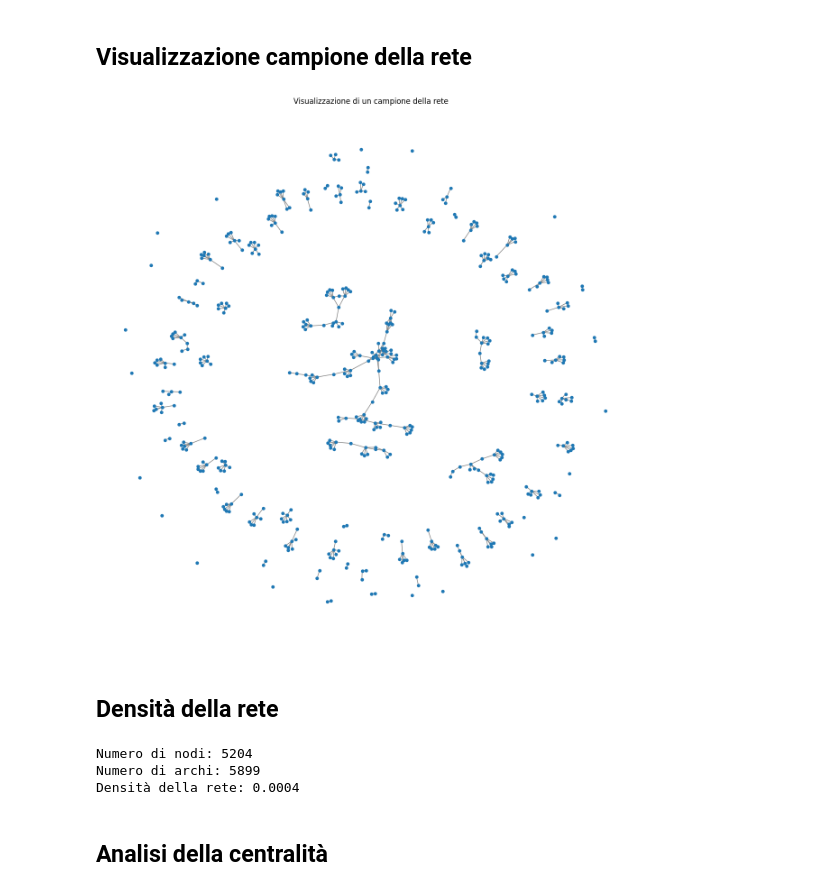
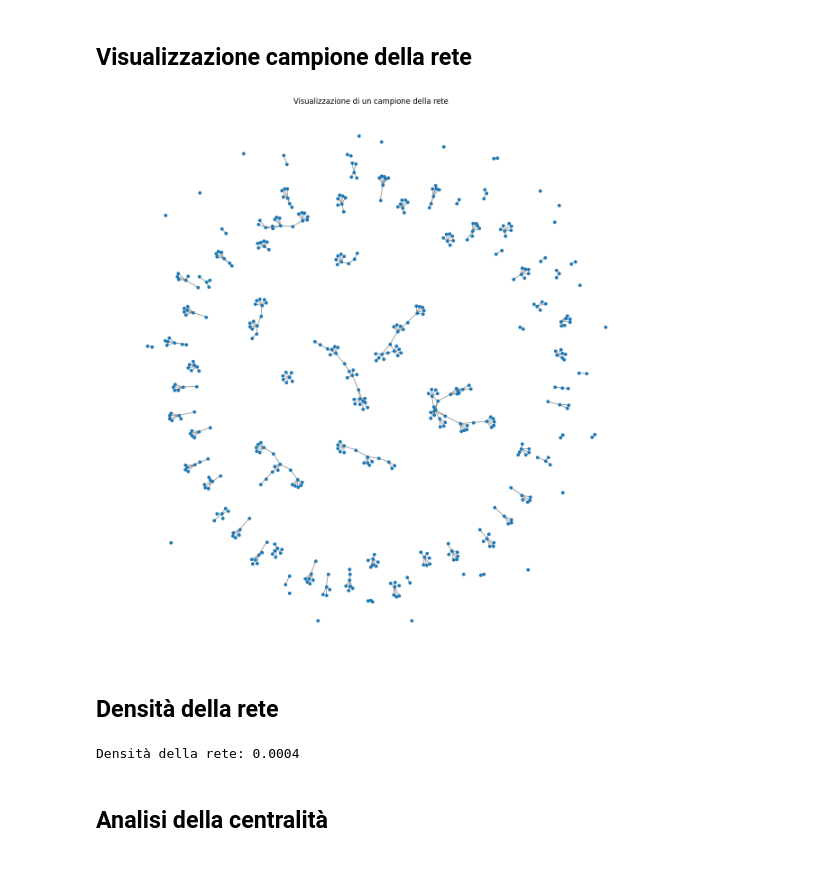
Before and after one commit to diegosantarelli/Data_science_2024, a Jupyter notebook: DS_NetworkX/Network_analysis.ipynb, the cells around one changed output. Saved outputs shown, nothing was run; the diff lists cells and outputs as text; code cells hidden in the pictures.

```diff
--- a/DS_NetworkX/Network_analysis.ipynb
+++ b/DS_NetworkX/Network_analysis.ipynb
@@ -15,7 +34,7 @@ Note: you may need to restart the kernel to use updated packages.
 ## CARICAMENTO DATASET
 # %%
 # Simulazione del download del dataset Disney da un percorso locale
-path = kagglehub.dataset_download("hivamb/disney-movies-and-tv-shows")
+path = kagglehub.dataset_download("shivamb/disney-movies-and-tv-shows")
 file_path = os.path.join(path, "disney_plus_titles.csv")
 
 # Leggere il file CSV
@@ -31,9 +63,6 @@ Please make sure you are authenticated if you are trying to access a private res
 # %% [markdown]
 ## Creazione Grafo
 # %%
-# Carica il dataset
-df = pd.read_csv("C:\\Users\\mauro\\Desktop\\Nuova cartella\\disney_plus_titles.csv")
-
 # Crea un grafo vuoto
 G = nx.Graph()
 
@@ -62,39 +91,36 @@ Numero di archi: 5899
 # %% [markdown]
 ## Visualizzazione campione della rete
 # %%
-# Carica il dataset
-df = pd.read_csv("C:/Users/mauro/Desktop/Nuova cartella/disney_plus_titles.csv")
-
 # Crea un grafo vuoto
 G = nx.Graph()
 
 # Aggiungi i nodi e gli archi
 for index, row in df.iterrows():
     movie = row['title']  # Usa la colonna 'title' per i titoli
     if isinstance(row['cast'], str):  # Assicurati che 'cast' sia una stringa
         actors = row['cast'].split(',')  # Usa la colonna 'cast' per gli attori, separati da virgola
     else:
         actors = []  # Se 'cast' non è valido, salta questa riga
 
     # Aggiungi il film come nodo
     G.add_node(movie)
 
     # Aggiungi gli attori come nodi e collega con il film
     for actor in actors:
         actor = actor.strip()  # Rimuovi eventuali spazi vuoti
         G.add_node(actor)
         G.add_edge(movie, actor)  # Collega l'attore al film
 
 # Creare un campione del grafo con i primi 100 nodi
 sampled_graph = G.subgraph(list(G.nodes)[:500])
 
 # Disegnare la sottorete
 plt.figure(figsize=(12, 12))
 nx.draw(sampled_graph, node_size=20, edge_color='gray', with_labels=False)
 plt.title("Visualizzazione di un campione della rete")
 plt.show()
 # %% [output]
-[figure, old version]
+[figure, new version]
 # %% [markdown]
 ## Densità della rete
 # %%
@@ -102,8 +128,6 @@ plt.show()
 density = nx.density(G)
 print(f"Densità della rete: {density:.4f}")
 # %% [output]
-Numero di nodi: 5204
-Numero di archi: 5899
 Densità della rete: 0.0004
 # %% [markdown]
 ## Analisi della centralità
```
Also changed, not shown: parts of 3 cells of this notebook.
